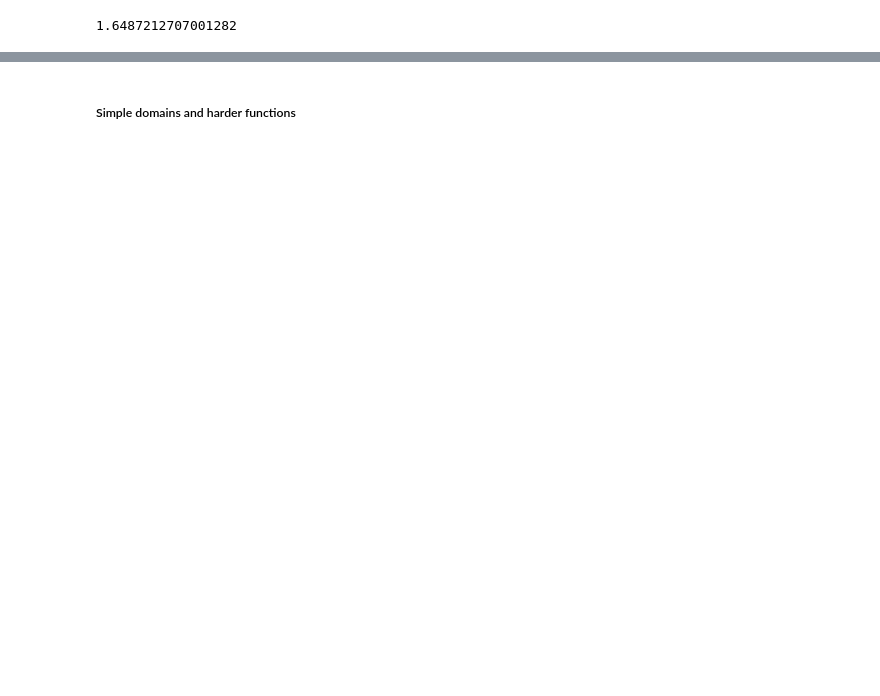
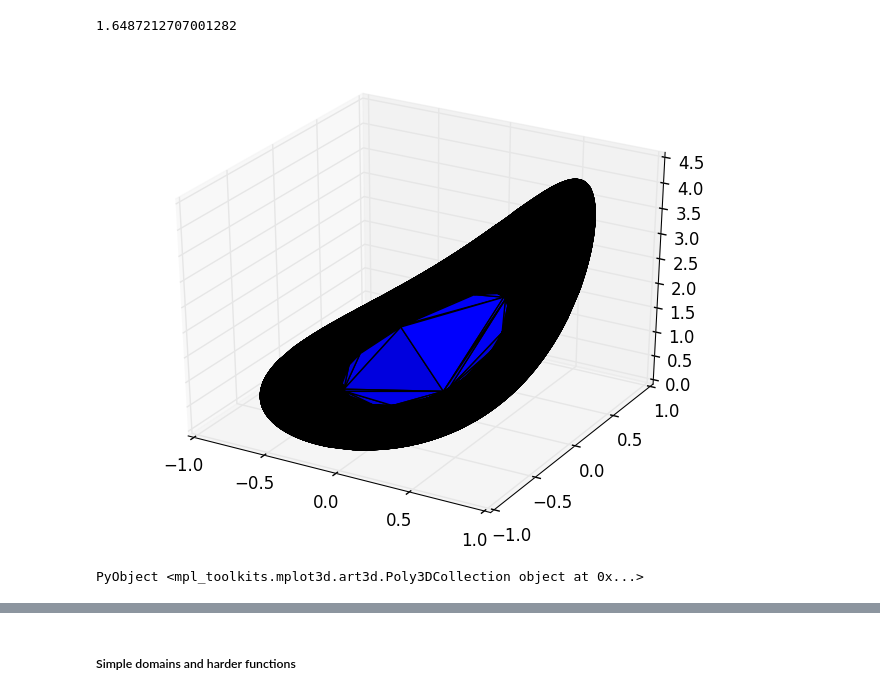
Before and after one commit to JuliaApproximation/FrameFun.jl, a Jupyter notebook: examples/FrameFunDemo.ipynb, the cells around one changed output, grey strips where cells are left out. Drawn from its saved outputs; the diff is of its cells as text; code cells hidden in the pictures; blank space fills up the shorter version.

```diff
--- a/examples/FrameFunDemo.ipynb
+++ b/examples/FrameFunDemo.ipynb
@@ -69,3 +62,8 @@ f2(0.1, 0.4)
 exp(0.1+0.4)
 # %% [output]
 1.6487212707001282
+# %%
+FrameFuns.plot(f2)
+# %% [output]
+[figure, added]
+PyObject <mpl_toolkits.mplot3d.art3d.Poly3DCollection object at 0x...>
```
Also changed, not shown: parts of 44 cells of this notebook, 5 other files.
